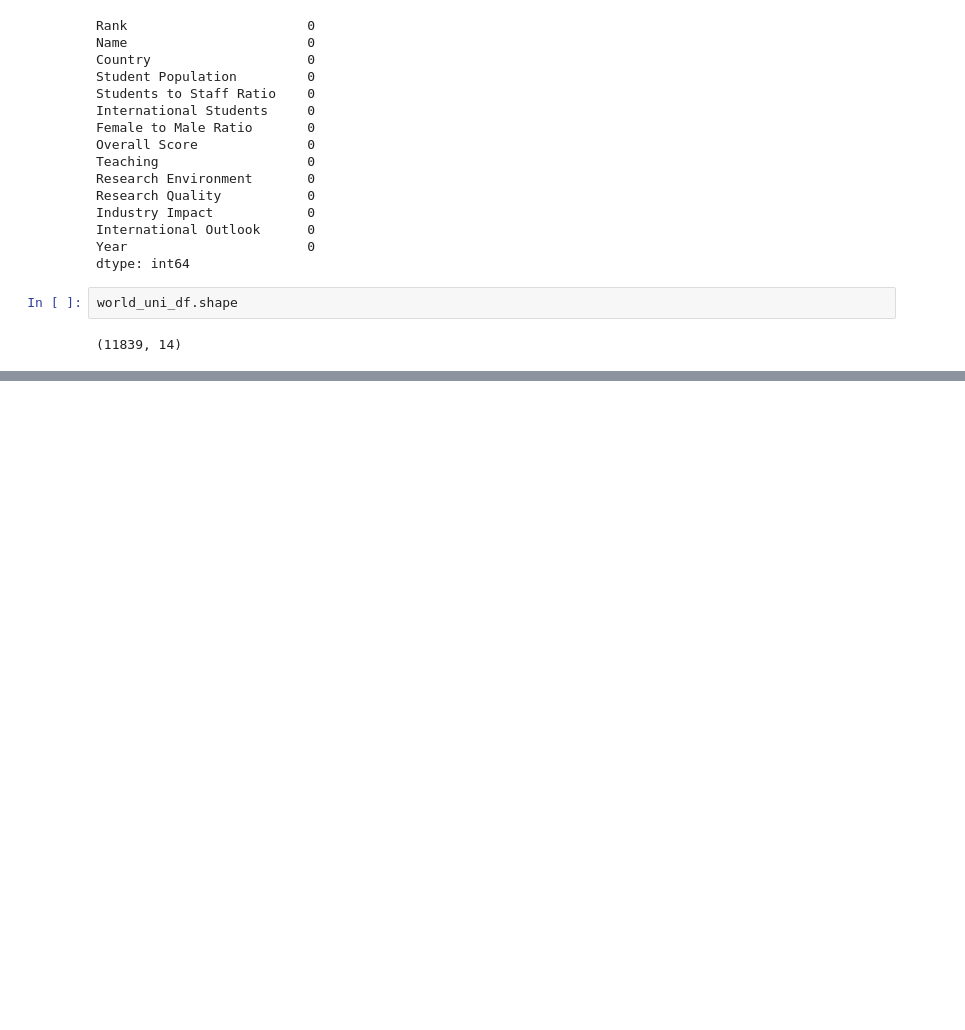
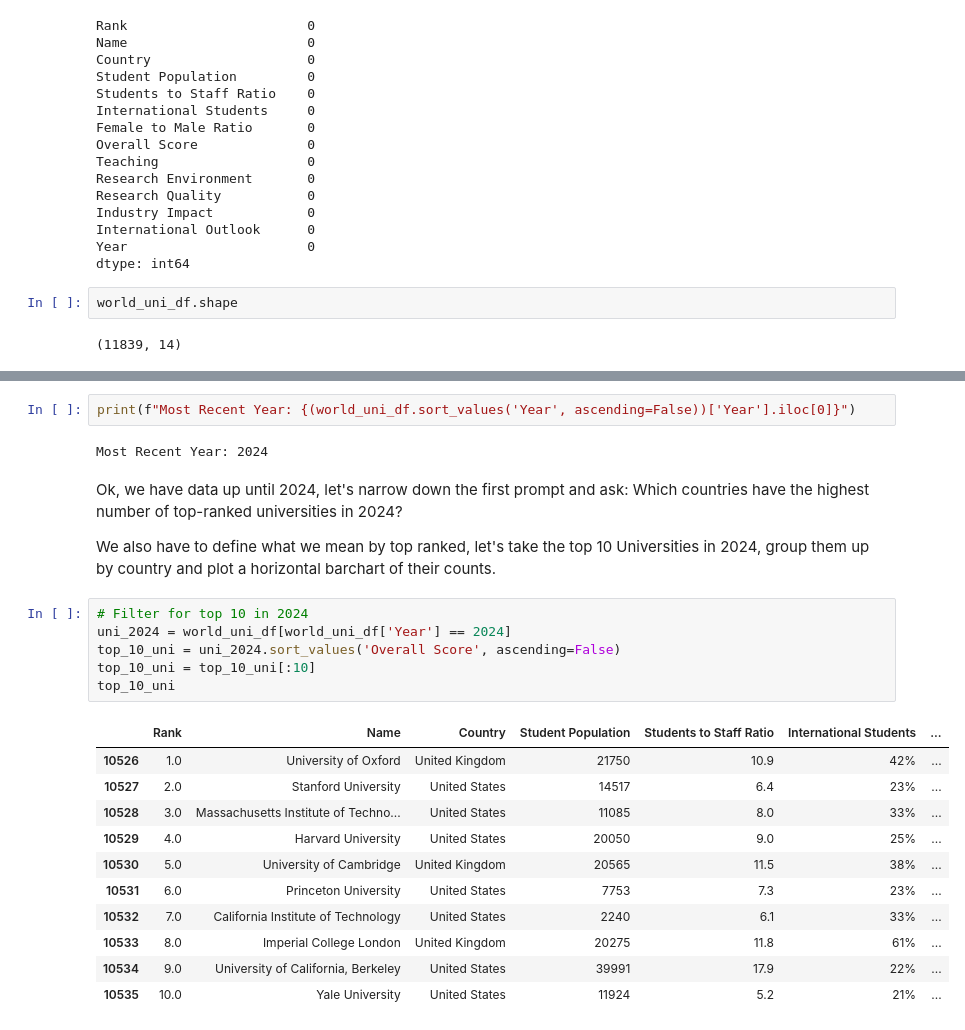
Before and after one commit to Qamil-Mirza/My-Data-Projects, a Jupyter notebook: World-Universities-EDA/main.ipynb, the cells around one changed output, grey strips where cells are left out. Drawn from its saved outputs; the diff is of its cells as text; blank space fills up the shorter version.

```diff
--- a/World-Universities-EDA/main.ipynb
+++ b/World-Universities-EDA/main.ipynb
@@ -128,0 +261,26 @@ world_uni_df.shape
+# %%
+print(f"Most Recent Year: {(world_uni_df.sort_values('Year', ascending=False))['Year'].iloc[0]}")
+# %% [output]
+Most Recent Year: 2024
+# %% [markdown]
+Ok, we have data up until 2024, let's narrow down the first prompt and ask: Which countries have the highest number of top-ranked universities in 2024?
+
+We also have to define what we mean by top ranked, let's take the top 10 Universities in 2024, group them up by country and plot a horizontal barchart of their counts.
+# %%
+# Filter for top 10 in 2024
+uni_2024 = world_uni_df[world_uni_df['Year'] == 2024]
+top_10_uni = uni_2024.sort_values('Overall Score', ascending=False)
+top_10_uni = top_10_uni[:10]
+top_10_uni
+# %% [output]
+|  | Rank | Name | Country | Student Population | Students to Staff Ratio | International Students | ... |
+| 10526 | 1.0 | University of Oxford | United Kingdom | 21750 | 10.9 | 42% | ... |
+| 10527 | 2.0 | Stanford University | United States | 14517 | 6.4 | 23% | ... |
+| 10528 | 3.0 | Massachusetts Institute of Techno... | United States | 11085 | 8.0 | 33% | ... |
+| 10529 | 4.0 | Harvard University | United States | 20050 | 9.0 | 25% | ... |
+| 10530 | 5.0 | University of Cambridge | United Kingdom | 20565 | 11.5 | 38% | ... |
+| 10531 | 6.0 | Princeton University | United States | 7753 | 7.3 | 23% | ... |
+| 10532 | 7.0 | California Institute of Technology | United States | 2240 | 6.1 | 33% | ... |
+| 10533 | 8.0 | Imperial College London | United Kingdom | 20275 | 11.8 | 61% | ... |
+| 10534 | 9.0 | University of California, Berkeley | United States | 39991 | 17.9 | 22% | ... |
+| 10535 | 10.0 | Yale University | United States | 11924 | 5.2 | 21% | ... |
```
Also changed, not shown: parts of 20 cells of this notebook.
